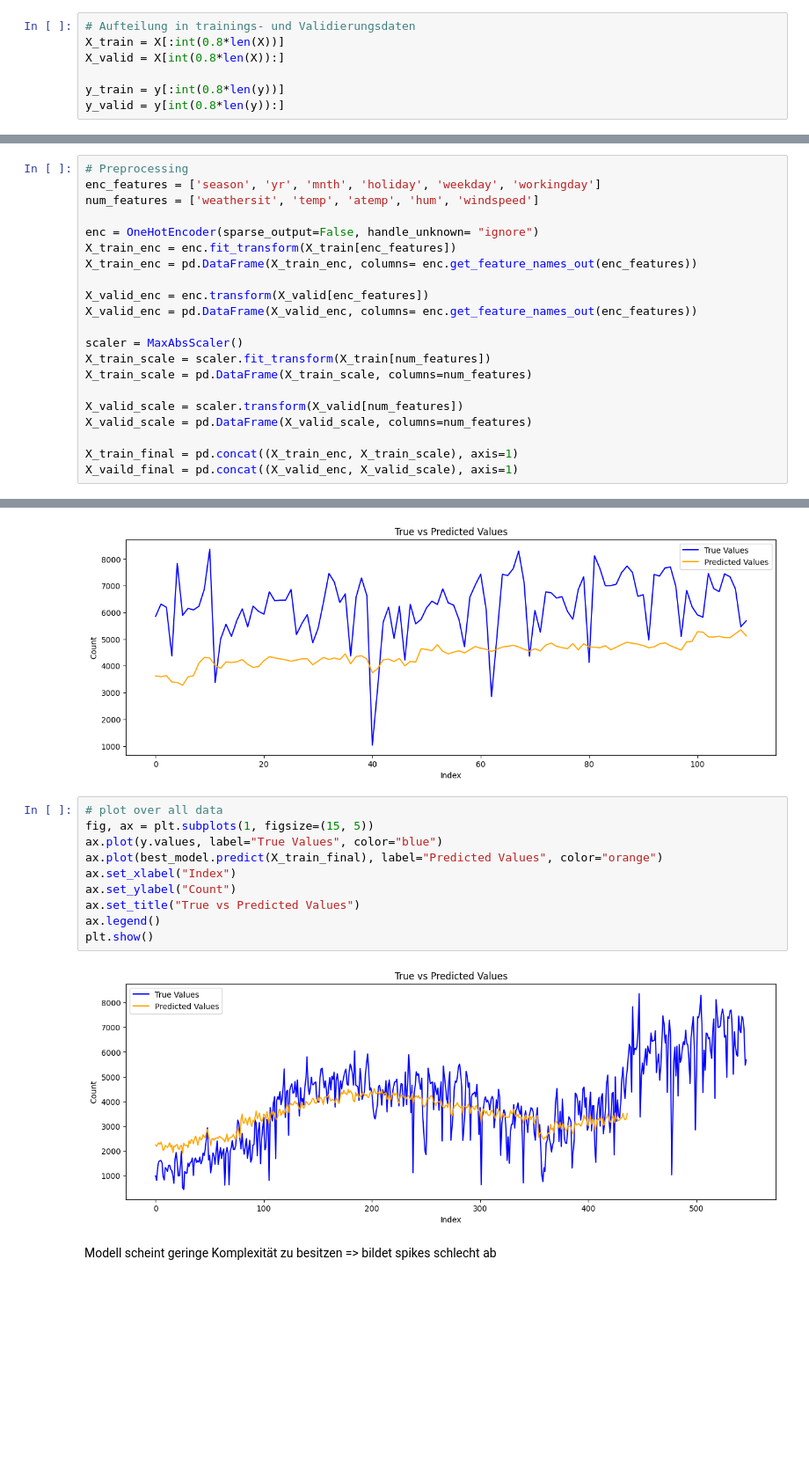
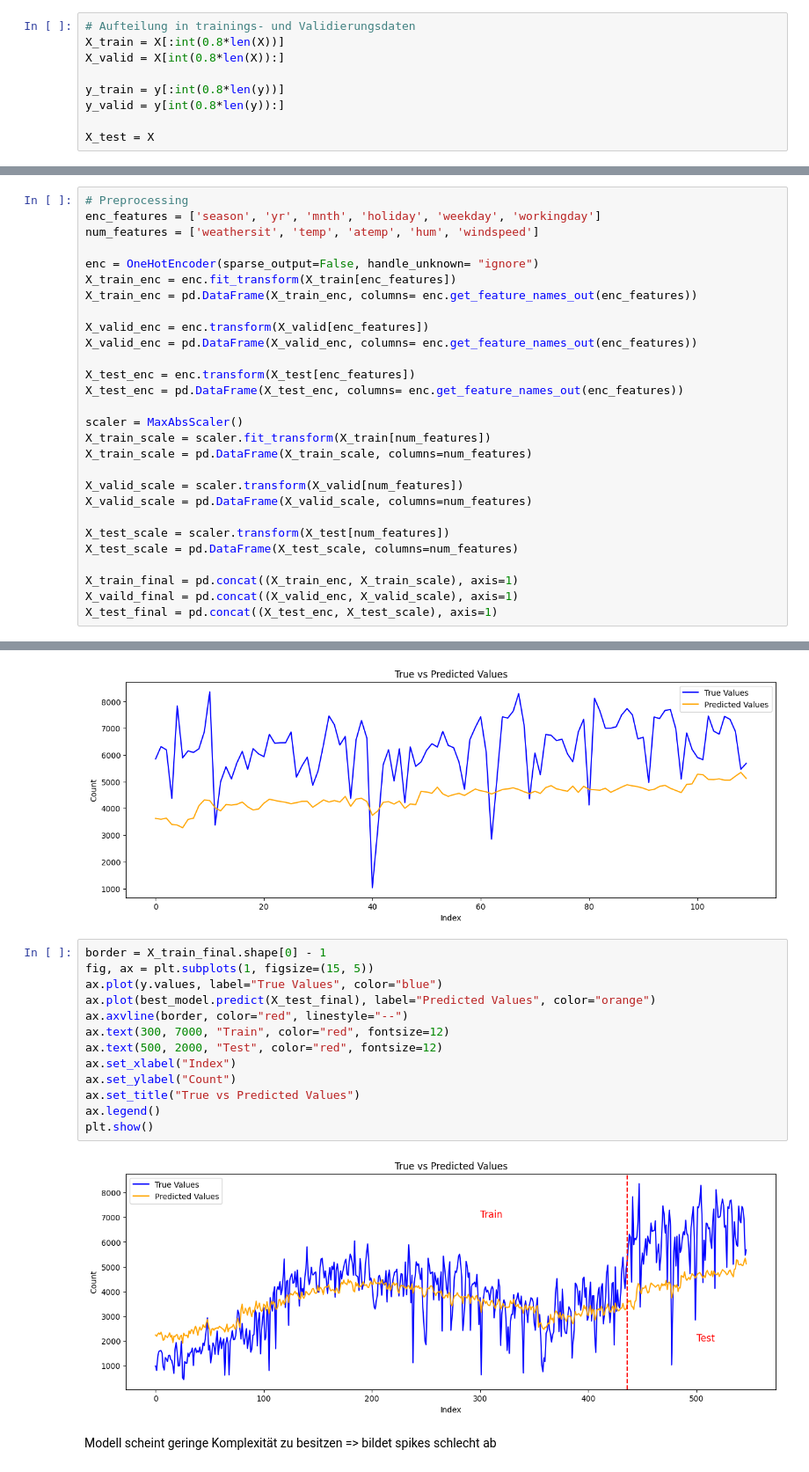
Before and after one commit to PaulBichl/machine-learning, a Jupyter notebook: src/machine_learning/BikeRental/Bichl_Paul_UE2.ipynb, the cells around one changed output, grey strips where cells are left out. Shown: that part at 88% size. Saved outputs shown, nothing was run; the diff lists cells and outputs as text; blank space fills up the shorter version.

Commit message:
Improved a plot

```diff
--- a/src/machine_learning/BikeRental/Bichl_Paul_UE2.ipynb
+++ b/src/machine_learning/BikeRental/Bichl_Paul_UE2.ipynb
@@ -23,6 +23,8 @@ X_valid = X[int(0.8*len(X)):]
 
 y_train = y[:int(0.8*len(y))]
 y_valid = y[int(0.8*len(y)):]
+
+X_test = X
 # %%
 from sklearn.preprocessing import OneHotEncoder
 from sklearn.preprocessing import MaxAbsScaler
@@ -39,6 +41,9 @@ X_train_enc = pd.DataFrame(X_train_enc, columns= enc.get_feature_names_out(enc_f
 X_valid_enc = enc.transform(X_valid[enc_features])
 X_valid_enc = pd.DataFrame(X_valid_enc, columns= enc.get_feature_names_out(enc_features))
 
+X_test_enc = enc.transform(X_test[enc_features])
+X_test_enc = pd.DataFrame(X_test_enc, columns= enc.get_feature_names_out(enc_features))
+
 scaler = MaxAbsScaler()
 X_train_scale = scaler.fit_transform(X_train[num_features])
 X_train_scale = pd.DataFrame(X_train_scale, columns=num_features)
@@ -46,8 +51,12 @@ X_train_scale = pd.DataFrame(X_train_scale, columns=num_features)
 X_valid_scale = scaler.transform(X_valid[num_features])
 X_valid_scale = pd.DataFrame(X_valid_scale, columns=num_features)
 
+X_test_scale = scaler.transform(X_test[num_features])
+X_test_scale = pd.DataFrame(X_test_scale, columns=num_features)
+
 X_train_final = pd.concat((X_train_enc, X_train_scale), axis=1)
 X_vaild_final = pd.concat((X_valid_enc, X_valid_scale), axis=1)
+X_test_final = pd.concat((X_test_enc, X_test_scale), axis=1)
 # %%
 alpha_values = np.logspace(-6, 5, num=70)
 gamma_values = np.logspace(-6, 3, num=10)
@@ -226,17 +235,20 @@ plt.show()
 # %% [output]
 [figure]
 # %%
-# plot over all data
+border = X_train_final.shape[0] - 1
 fig, ax = plt.subplots(1, figsize=(15, 5))
 ax.plot(y.values, label="True Values", color="blue")
-ax.plot(best_model.predict(X_train_final), label="Predicted Values", color="orange")
+ax.plot(best_model.predict(X_test_final), label="Predicted Values", color="orange")
+ax.axvline(border, color="red", linestyle="--")
+ax.text(300, 7000, "Train", color="red", fontsize=12)
+ax.text(500, 2000, "Test", color="red", fontsize=12)
 ax.set_xlabel("Index")
 ax.set_ylabel("Count")
 ax.set_title("True vs Predicted Values")
 ax.legend()
 plt.show()
 # %% [output]
-[figure, old version]
+[figure, new version]
 # %% [markdown]
 Modell scheint geringe Komplexität zu besitzen => bildet spikes schlecht ab
 # %%
```
